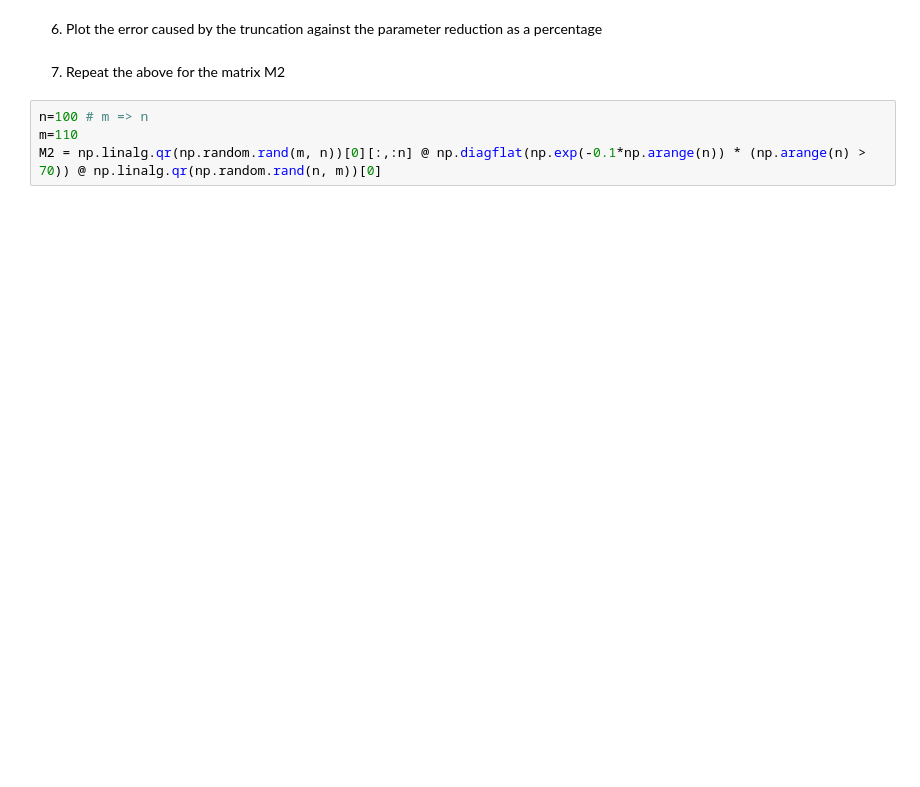
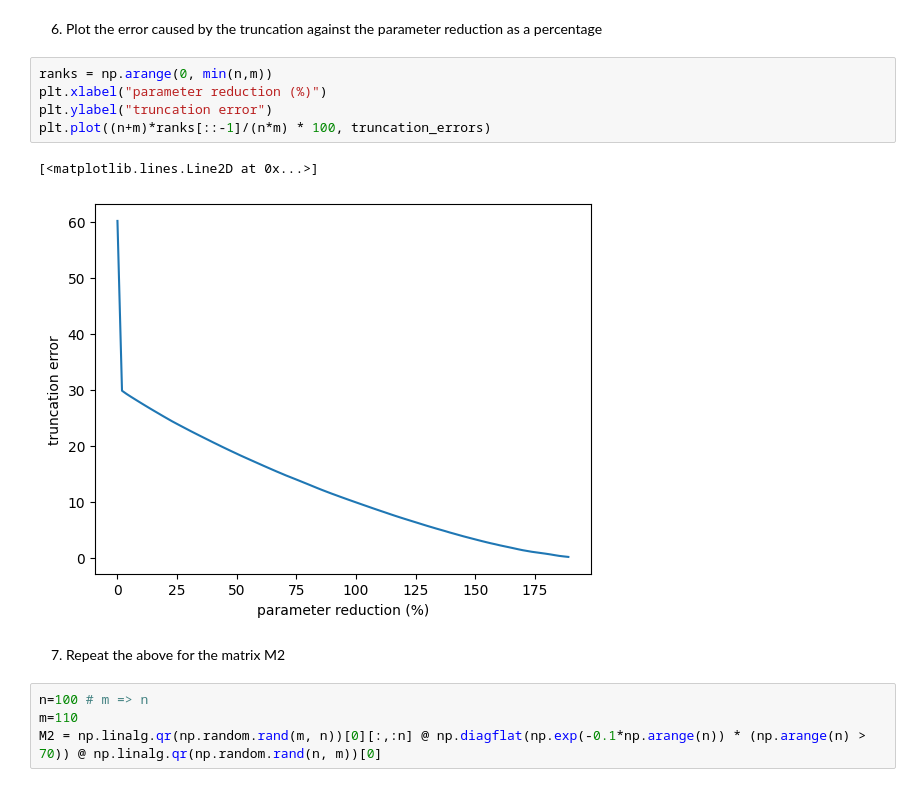
Before and after one commit to angusdunnett/epita_quantum, a Jupyter notebook: exercises/svd.ipynb, the cells around one changed output. Cells and saved outputs as stored; diff of their text form; blank space fills up the shorter version.

```diff
--- a/exercises/svd.ipynb
+++ b/exercises/svd.ipynb
@@ -18,5 +48,13 @@ M = np.random.rand(m, n)
 # %% [markdown]
 6. Plot the error caused by the truncation against the parameter reduction as a percentage
+# %%
+ranks = np.arange(0, min(n,m))
+plt.xlabel("parameter reduction (%)")
+plt.ylabel("truncation error")
+plt.plot((n+m)*ranks[::-1]/(n*m) * 100, truncation_errors)
+# %% [output]
+[<matplotlib.lines.Line2D at 0x...>]
+[figure, added]
 # %% [markdown]
 7. Repeat the above for the matrix M2
 # %%
```
Also changed, not shown: parts of 13 cells of this notebook, 5 other files.
